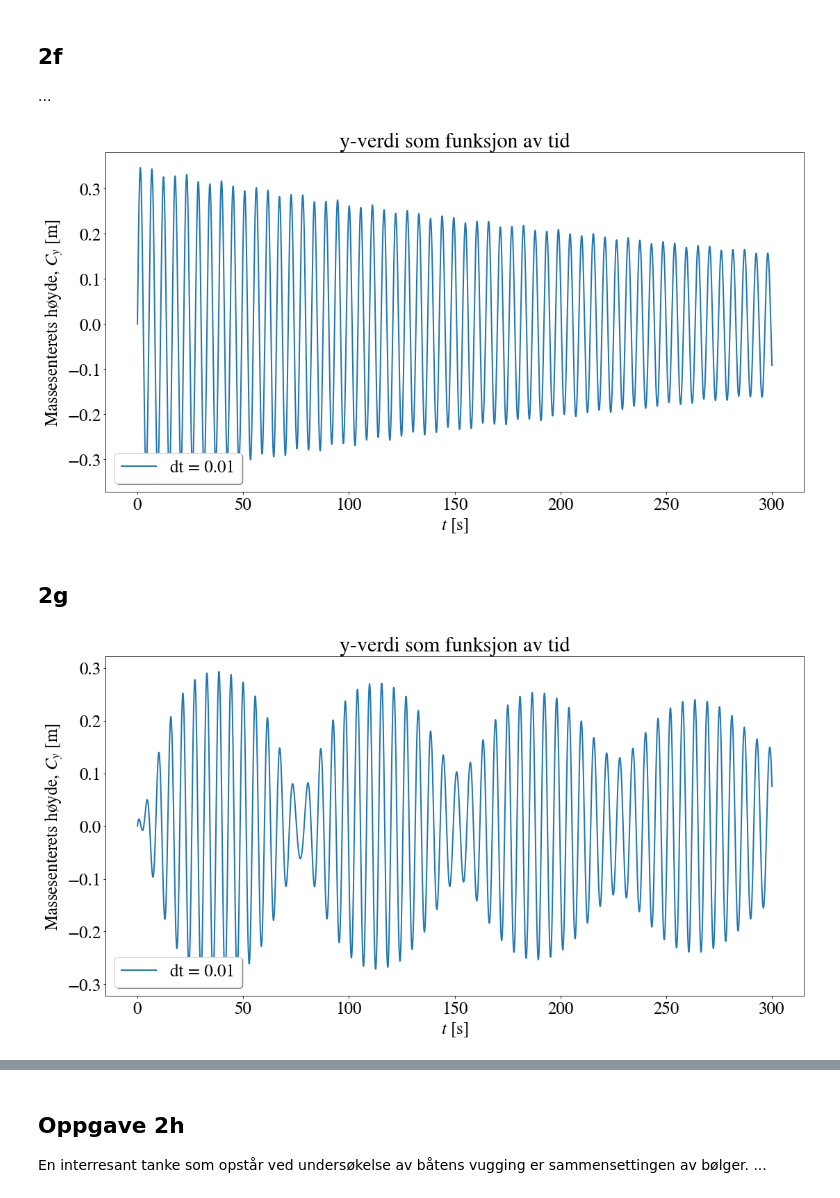
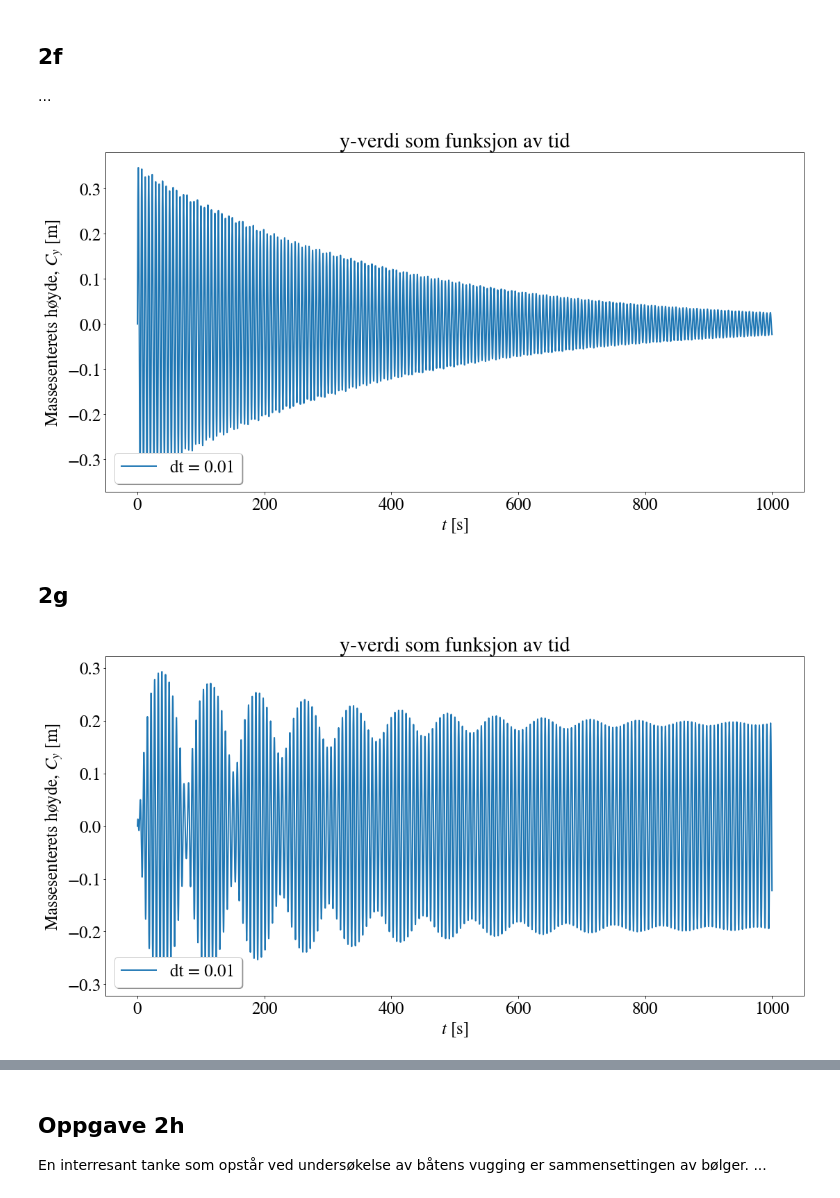
Before and after one commit to emiljonsrud/vitberr_prosjekt2_tekfys, a Jupyter notebook: main.ipynb, the cells around one changed output, grey strips where cells are left out. Cells and saved outputs as stored; diff of their text form; code cells hidden in the pictures.

```diff
--- a/main.ipynb
+++ b/main.ipynb
@@ -914,36 +931,36 @@ def wind_and_friction(F_0, k_f, omega_0_input):
         v_x_0,
         v_y_0
     ])
 
     t_0 = 0
-    t_end = 300
-    # t_end = 1000
+    # t_end = 300
+    t_end = 1000
 
     h_step = 0.1
 
     t_num_rk4, w_num_rk4 = solve_ODE(f, t_0, t_end, w_0, h_step, rk4_step)
     # print(w_num_rk4[0])
     w_num_rk4 = check_capsizing(w_num_rk4)
     theta_arr = w_num_rk4[0]
     # print(theta_arr)
 
     np.savez('simulation_data/rk4_water_move',t_num_rk4=t_num_rk4,w_num_rk4=w_num_rk4)
 
     y_num_rk4 = w_num_rk4[3]
     plt.plot(t_num_rk4, theta_arr, label = "dt = 0.01")
     plt.title("y-verdi som funksjon av tid")
     plt.xlabel('$t$ [s]')
     plt.ylabel(r'Massesenterets høyde, $C_y$ [m]')
     # plt.ylim(-0.25,0.25)
     plt.legend(loc=3, shadow = True)
     plt.show()
 
 
 F_0 = 0*m_boat*g
 k_f = 100
 wind_and_friction(F_0, k_f, 0.4)
 # %% [output]
-[figure, old version]
+[figure, new version]
 # %% [markdown]
 ## 2g
 # %%
@@ -953,7 +970,7 @@ omega_0 = np.radians(2)
 
 wind_and_friction(F_0, k_f, omega_0)
 # %% [output]
-[figure, old version]
+[figure, new version]
 # %%
 def check_capsizing(w_num):
     '''
```
Also changed, not shown: parts of 7 cells of this notebook.
